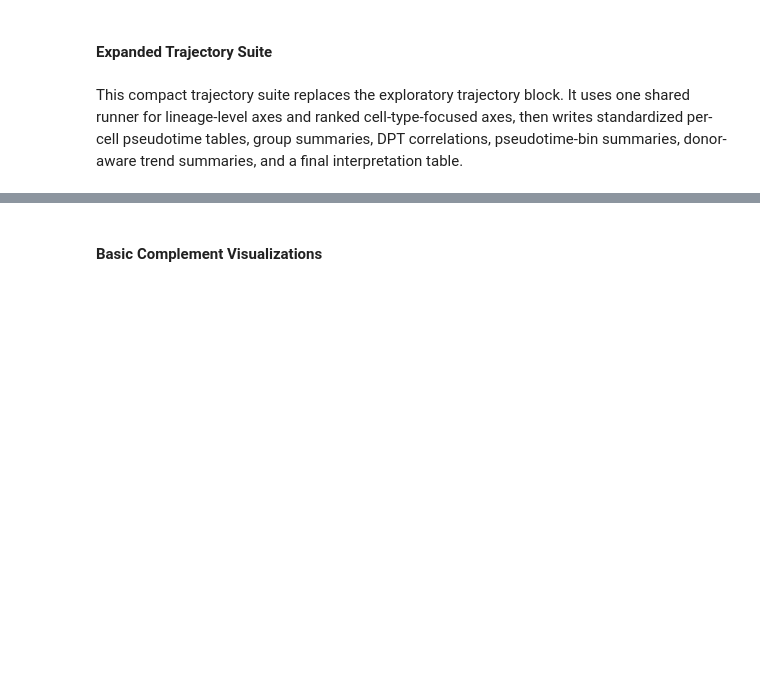
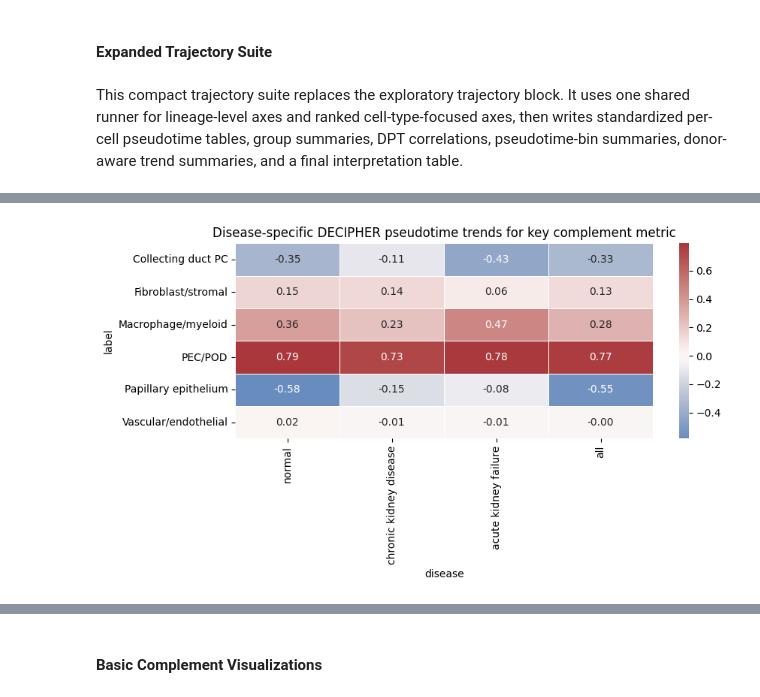
Before and after one commit to aumchampaneri/hs-ckd-aki, a Jupyter notebook: Analysis.ipynb, the cells around one changed output, grey strips where cells are left out. Cells and saved outputs as stored; diff of their text form; code cells hidden in the pictures; blank space fills up the shorter version.

```diff
--- a/Analysis.ipynb
+++ b/Analysis.ipynb
@@ -1019,0 +1449,28 @@ expanded_scorecard.head(30)
+# %%
+publication_expected_trends = publication_decipher_trends.merge(
+    publication_decipher_run_summary[["decipher_name", "expected_metric", "biological_focus"]],
+    on="decipher_name",
+    how="left",
+)
+publication_expected_trends = publication_expected_trends[
+    publication_expected_trends["metric"].eq(publication_expected_trends["expected_metric"])
+].sort_values(["decipher_name", "disease"])
+publication_expected_trends.to_csv(decipher_pub_dir / "publication_expected_metric_disease_trends.csv", index=False)
+
+plt.figure(figsize=(9, 5))
+heatmap_df = publication_expected_trends.pivot_table(
+    index="label",
+    columns="disease",
+    values="donor_bin_rho",
+    observed=True,
+).reindex(columns=["normal", "chronic kidney disease", "acute kidney failure", "all"])
+sns.heatmap(heatmap_df, cmap="vlag", center=0, annot=True, fmt=".2f", linewidths=0.5)
+plt.title("Disease-specific DECIPHER pseudotime trends for key complement metric")
+plt.tight_layout()
+plt.savefig(decipher_pub_dir / "publication_expected_metric_disease_trend_heatmap.png", dpi=300, bbox_inches="tight")
+plt.savefig(decipher_pub_dir / "publication_expected_metric_disease_trend_heatmap.pdf", bbox_inches="tight")
+plt.show()
+
+publication_expected_trends
+# %% [output]
+[figure, added]
```
Also changed, not shown: parts of 13 cells of this notebook, 3 other files.
